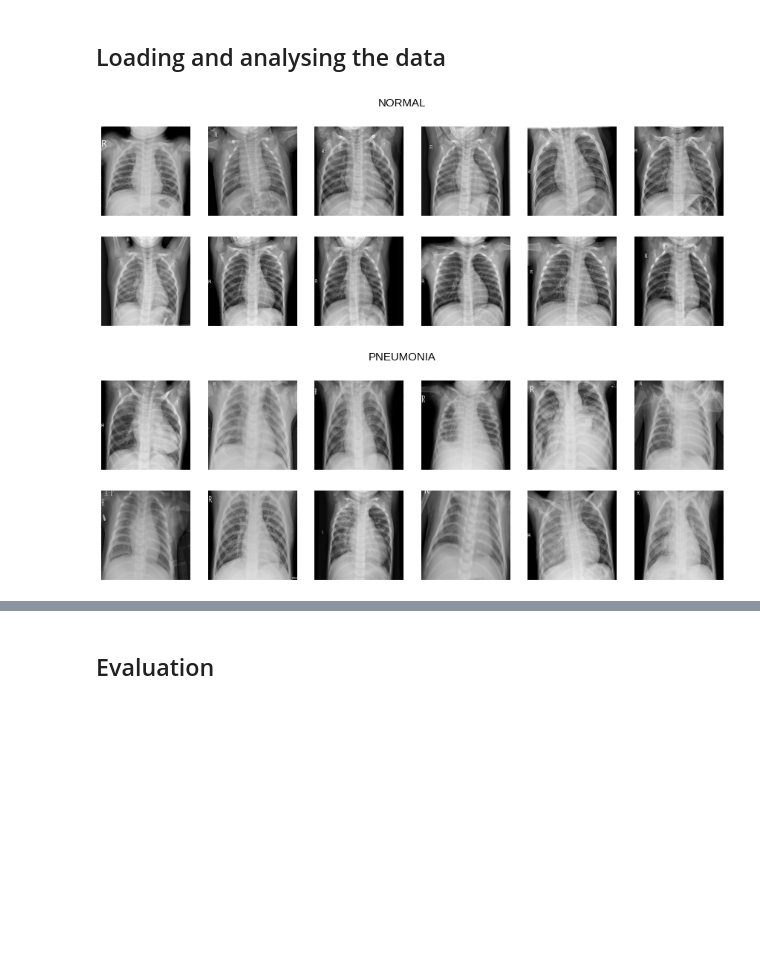
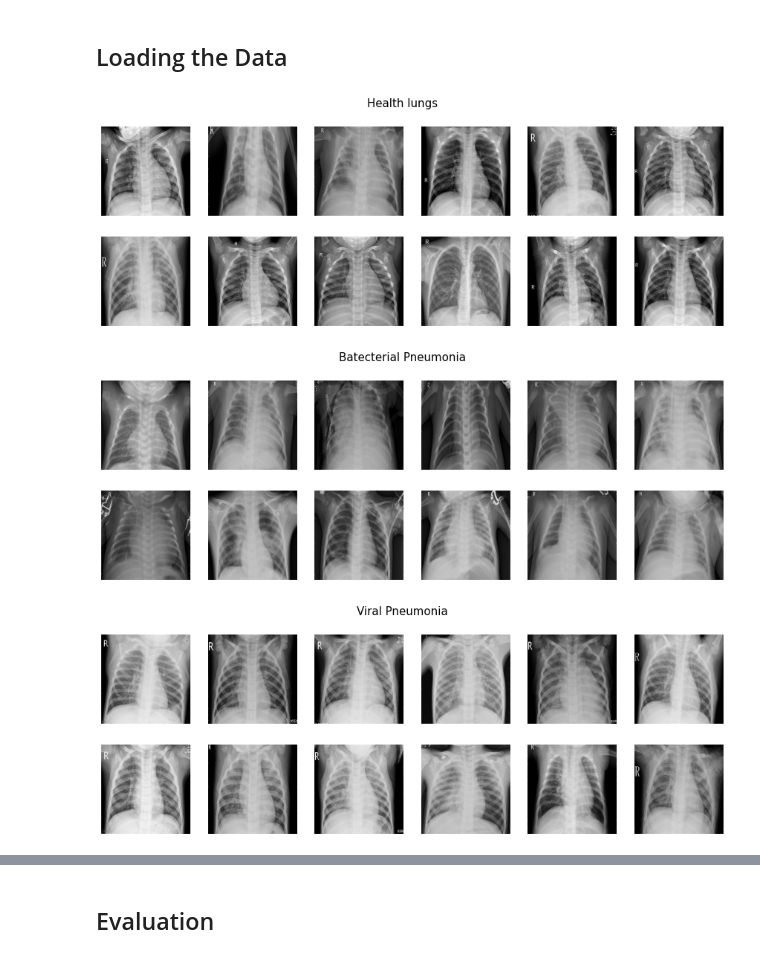
Before and after one commit to fabioachacon/machine_learning, a Jupyter notebook: Computer Vision Projects/Classifying Pneumonia X-Ray Images with Pytorch.ipynb, the cells around one changed output, grey strips where cells are left out. Cells and saved outputs as stored; diff of their text form; code cells hidden in the pictures; blank space fills up the shorter version.

```diff
--- a/Computer Vision Projects/Classifying Pneumonia X-Ray Images with Pytorch.ipynb
+++ b/Computer Vision Projects/Classifying Pneumonia X-Ray Images with Pytorch.ipynb
@@ -67,5 +73,5 @@ import os
 
 device = torch.device("cuda:0" if torch.cuda.is_available() else "cpu")
 # %% [markdown]
-## Loading and analysing the data
+## Loading the Data
 # %%
@@ -95,18 +104,17 @@ y_test = np.load('/content/drive/My Drive/data/images_arrays/test_targets.npy')
 # %%
 def visualize_samples(images, rows=1, cols=5, title=None):
     plt.figure(figsize=(2.5*cols, 2.5*rows)).suptitle(title, size=15, color='black')
     idx = np.random.choice(images.shape[0], size=rows*cols)
     for i, sample in enumerate(images[idx]):
         plt.subplot(rows, cols, i+1)
         plt.axis('off')
         plt.imshow(sample)
     plt.show()
 
-visualize_samples(X_train[y_train==0], rows=2, cols=6, title='NORMAL')
-visualize_samples(X_train[y_train==1], rows=2, cols=6, title='PNEUMONIA')
+visualize_samples(X_data[y_true==0], rows=2, cols=6, title='Health lungs')
+visualize_samples(X_data[y_true==1], rows=2, cols=6, title='Batecterial Pneumonia')
+visualize_samples(X_data[y_true==2], rows=2, cols=6, title='Viral Pneumonia')
+# %% [output]
+[figure, added]
+[figure, added]
+[figure, added]
-# %%
-visualize_samples(X_train[y_train==0], rows=2, cols=6, title='NORMAL')
-visualize_samples(X_train[y_train==1], rows=2, cols=6, title='PNEUMONIA')
-# %% [output]
-[figure, removed]
-[figure, removed]
```
Also changed, not shown: parts of 29 cells of this notebook.
